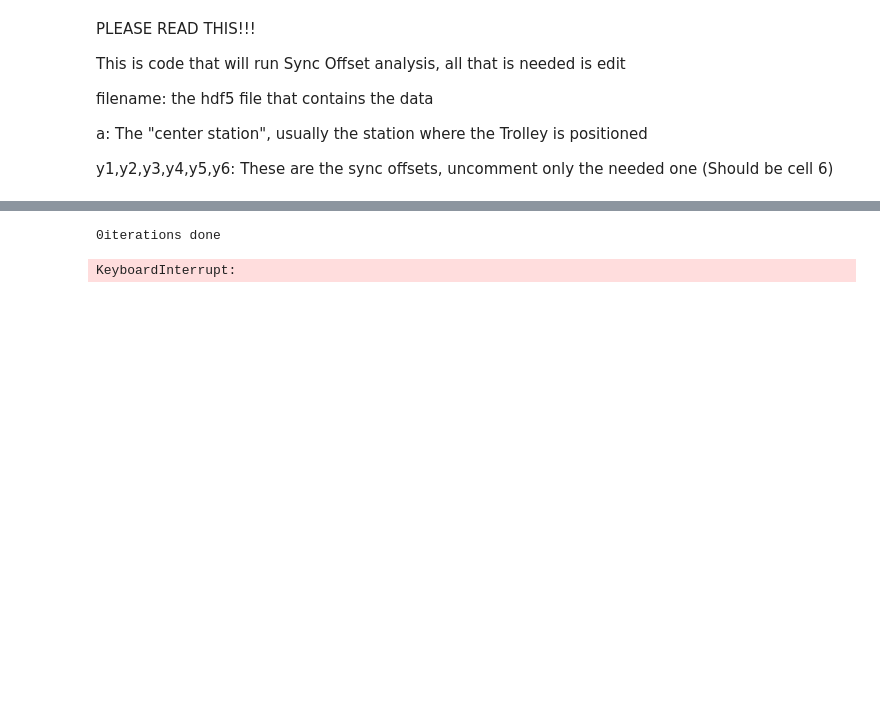
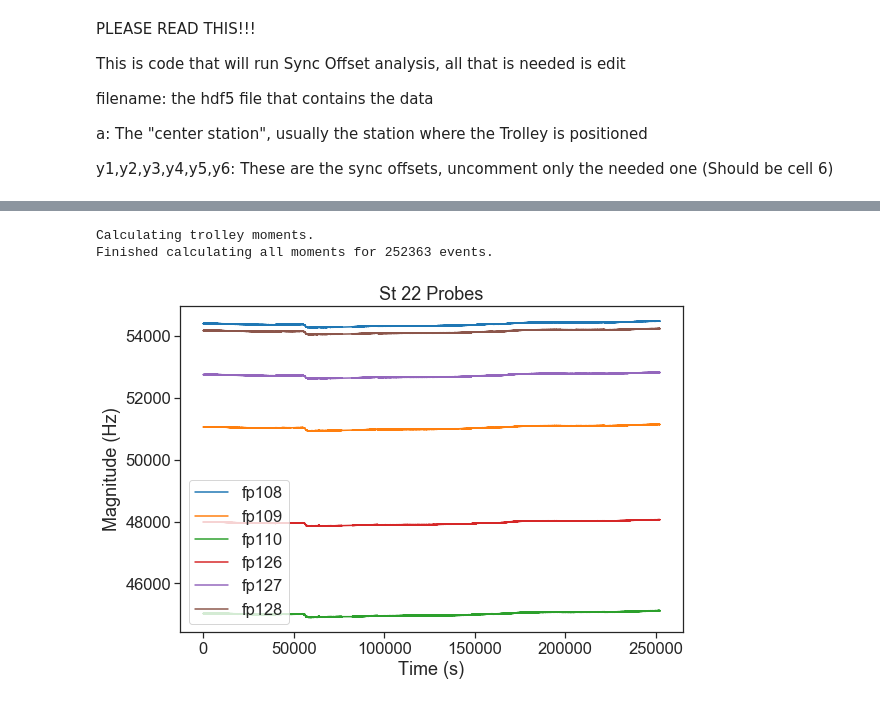
Before and after one commit to aetb/trfp, a Jupyter notebook: Jonathan_Analysis.ipynb, the cells around one changed output, grey strips where cells are left out. Cells and saved outputs as stored; diff of their text form; code cells hidden in the pictures; blank space fills up the shorter version.

```diff
--- a/Jonathan_Analysis.ipynb
+++ b/Jonathan_Analysis.ipynb
@@ -9,10 +9,10 @@ a: The "center station", usually the station where the Trolley is positioned
 
 y1,y2,y3,y4,y5,y6: These are the sync offsets, uncomment only the needed one (Should be cell 6)
 # %%
-filename = 'hdf5/superlong_2.h5' #Format: 'hdf5/FileName.h5'
+filename = 'hdf5/superlong_1.h5' #Format: 'hdf5/FileName.h5'
                                  #'hdf5' is the name of the folder that contains the hdf5 file named FileName, .h5 is
                                  #format of the file (like .txt or .csv)
-a = 5
+a = 22
 # %%
 %load_ext autoreload
 %autoreload 2
@@ -421,29 +348,0 @@ print("6 runs done")
-# %%
-#This deletes part simply calculates the TX_safe by deleting some bins and shifting
-T = sl_moment_df.index.to_numpy()
-BinSize = 7200
-deletes = np.linspace(0, BinSize-2, BinSize-1)
-deletes = deletes.astype(int)
-T1_safe = np.delete(T, deletes)
-T1_safe = T1_safe - BinSize + (BinSize-1) * .5
-T2_safe = T1_safe
-T3_safe = T1_safe
-T4_safe = T1_safe
-T5_safe = T1_safe
-T6_safe = T1_safe
-
-D1 = MovingAvg(y1, BinSize)
-print("m1 done")
-D2 = MovingAvg(y2, BinSize)
-print("m2 done")
-D3 = MovingAvg(y3, BinSize)
-print("m3 done")
-D4 = MovingAvg(y4, BinSize)
-print("m4 done")
-D5 = MovingAvg(y5, BinSize)
-print("m5 done")
-D6 = MovingAvg(y6, BinSize)
-print("m6 done")
-# %% [output]
-0iterations done
-KeyboardInterrupt:
@@ -457,0 +362,27 @@ T6   = T6_safe   #+ run_start + time_deleted
+# %%
+interp_df = pd.read_hdf(filename)
+
+nProbes = 17
+Binsize = 40
+# Moment Calculation with no drops to look at probe measurements.
+rolling_windows = helper.calc_moment_df(interp_df, fpMomentCaps=caps).rolling(Binsize, min_periods=Binsize)
+avgdMoment_df = rolling_windows.mean()
+
+nEvents = len(np.delete(avgdMoment_df["tr,m1"].to_numpy(), np.arange(Binsize -1)))
+# %% [output]
+Calculating trolley moments.
+Finished calculating all moments for 252363 events.
+# %%
+#Look at station probe measurements
+Station5 = trfp.STATION_PROBE_ID[a]
+k = 3
+plt.figure(figsize = (3*k,2*k))
+for i in Station5:
+    plt.plot(interp_df['fp'+ str(i)].to_numpy(), label = "fp" + str(i))
+plt.legend()
+plt.title("St " + str(a) + " Probes")
+plt.xlabel("Time (s)")
+plt.ylabel("Magnitude (Hz)")
+plt.show()
+# %% [output]
+[figure, added]
```
Also changed, not shown: parts of 20 cells of this notebook, 13 other files.
